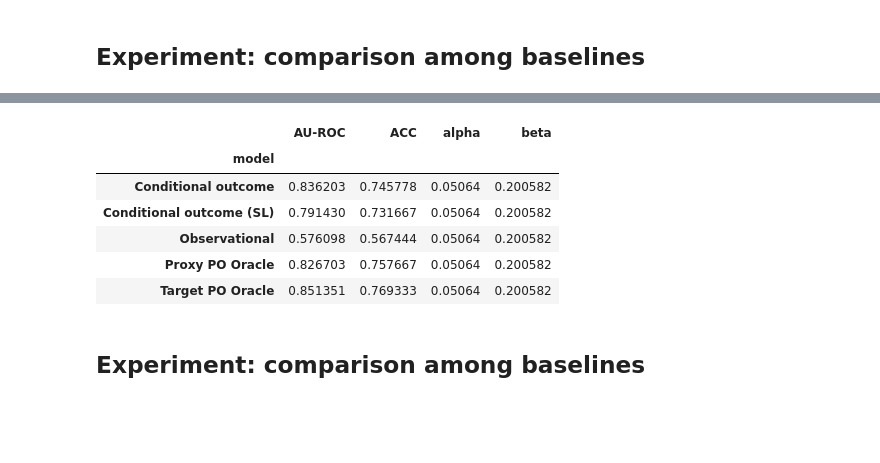
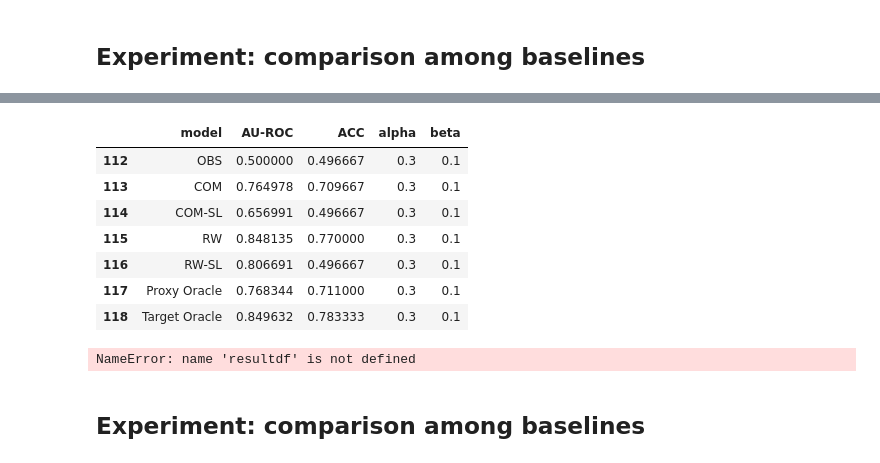
Before and after one commit to lguerdan/counterfactual-decision-support, a Jupyter notebook: experiments.ipynb, the cells around one changed output, grey strips where cells are left out. Drawn from its saved outputs; the diff is of its cells as text; code cells hidden in the pictures; blank space fills up the shorter version.

```diff
--- a/experiments.ipynb
+++ b/experiments.ipynb
@@ -136,28 +258,15 @@ array([0.1, 0.4, 0.9, 1.6, 6.4])
 # %%
-do=0
-N_RUNS=3
+Y0_PDF = 'piecewise_sinusoid'
+Y1_PDF = 'low_base_rate_sinusoid'
+PI_PDF = 'linear'
+
+N_RUNS=1
 NS=10000
-n_epochs=40
-baselines = [{
-    'model': 'OBS',
-    'target': 'Y0'
-},{
-    'model': 'COM',
-    'target': 'Y0'
-},{
-    'model': 'COM-SL',
-    'target': 'Y0'
-},{
-    'model': 'Proxy PO Oracle',
-    'target': f'Y0_{do}'
-},{
-    'model': 'Target PO Oracle',
-    'target': f'YS_{do}'
-}]
+n_epochs=20
 
-# Run this during the meeting #
 exp_results = run_baseline_comparison_exp_grid(
     baselines,
+    param_configs,
     do=do,
     N_RUNS=N_RUNS,
     NS=NS,
@@ -165,7 +274,3 @@ exp_results = run_baseline_comparison_exp_grid(
     K=1,
     n_epochs=n_epochs
 )
-
-resultdf = pd.DataFrame(exp_results)
-resultdf.to_csv(f'results/exp1_results_NR={N_RUNS}_NS={NS}_E={n_epochs}.csv',
-                index=False)
@@ -172,3 +342,18 @@ resultdf.to_csv(f'results/exp1_results_NR={N_RUNS}_NS={NS}_E={n_epochs}.csv',
+# %%
+v = pd.DataFrame(exp_results)
+
+
+
+v[(v['alpha'] == 0.3) & (v['beta'] == 0.1)]
+# %% [output]
+|  | model | AU-ROC | ACC | alpha | beta |
+| 112 | OBS | 0.500000 | 0.496667 | 0.3 | 0.1 |
+| 113 | COM | 0.764978 | 0.709667 | 0.3 | 0.1 |
+| 114 | COM-SL | 0.656991 | 0.496667 | 0.3 | 0.1 |
+| 115 | RW | 0.848135 | 0.770000 | 0.3 | 0.1 |
+| 116 | RW-SL | 0.806691 | 0.496667 | 0.3 | 0.1 |
+| 117 | Proxy Oracle | 0.768344 | 0.711000 | 0.3 | 0.1 |
+| 118 | Target Oracle | 0.849632 | 0.783333 | 0.3 | 0.1 |
 # %%
 print(resultdf.groupby('model').mean())
 
@@ -184,13 +369,7 @@ plt.xticks(rotation=45)
 plt.ylabel('Accuracy')
 plt.xlabel('')
 # %% [output]
-|  | AU-ROC | ACC | alpha | beta |
-| model |  |  |  |  |
-| Conditional outcome | 0.836203 | 0.745778 | 0.05064 | 0.200582 |
-| Conditional outcome (SL) | 0.791430 | 0.731667 | 0.05064 | 0.200582 |
-| Observational | 0.576098 | 0.567444 | 0.05064 | 0.200582 |
-| Proxy PO Oracle | 0.826703 | 0.757667 | 0.05064 | 0.200582 |
-| Target PO Oracle | 0.851351 | 0.769333 | 0.05064 | 0.200582 |
+NameError: name 'resultdf' is not defined
 # %% [markdown]
 ## Experiment: comparison among baselines
 # %%
```
Also changed, not shown: parts of 21 cells of this notebook, 2 other files.
